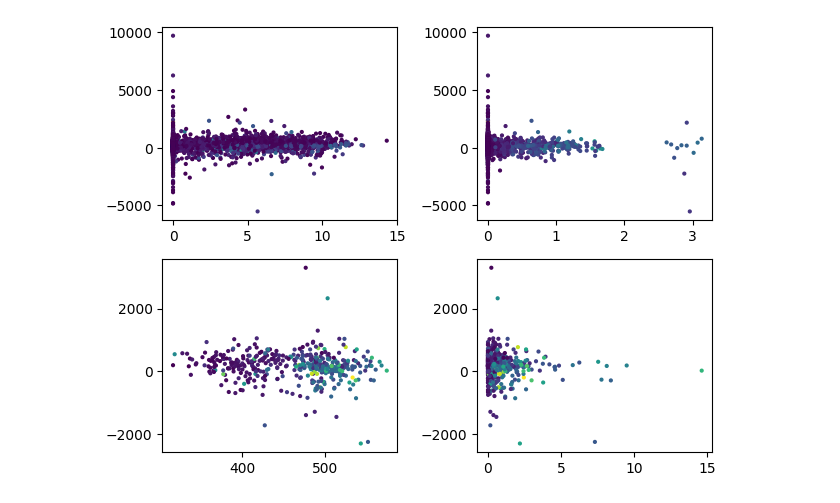
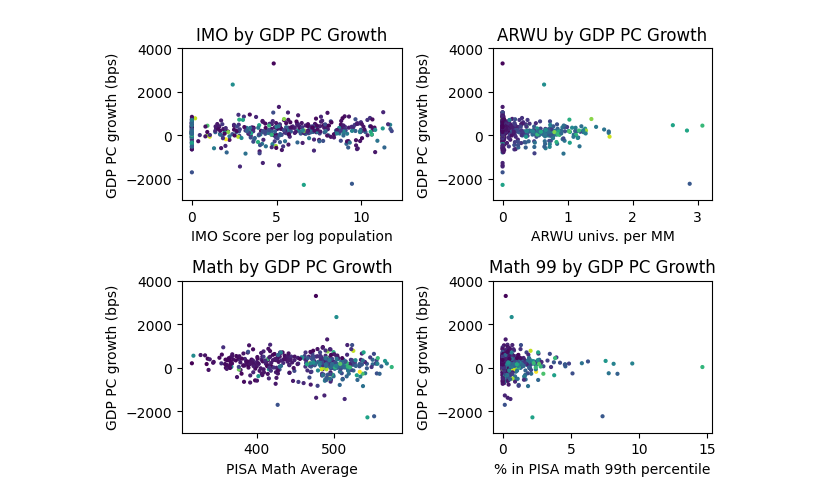
Before and after one commit to jamesxu123/econ442, a Jupyter notebook: charts/charts.ipynb, the cells around one changed output. Drawn from its saved outputs; the diff is of its cells as text; code cells hidden in the pictures.

Commit message:
only do PISA

```diff
--- a/charts/charts.ipynb
+++ b/charts/charts.ipynb
@@ -23,0 +14,5 @@ df.head()
+# %%
+df = pd.read_parquet("../data/combined-2022-included.parquet")
+df = df[df["year"].isin([2003, 2006, 2009, 2012, 2015, 2018, 2022]) & (df["math"].notnull())]
+df_synth = pd.read_parquet("../data/combined-2022-xgboost-synthetic-eiu.parquet")
+df.head()
@@ -182,10 +167,27 @@ year
 Name: arwu_ranked_num, dtype: float64
 # %%
 fig, ((bx0, bx1), (bx2, bx3)) = plt.subplots(2, 2)
+
 bx0.scatter(df["imo_total_score"], df["gdp_pc_growth"], c=df["gdp_pc"], s=4)
+bx0.set_xlabel("IMO Score per log population")
+bx0.set_title("IMO by GDP PC Growth")
+
 bx1.scatter(df["arwu_ranked_num"], df["gdp_pc_growth"], c=df["gdp_pc"], s=4)
+bx1.set_xlabel("ARWU univs. per MM")
+bx1.set_title("ARWU by GDP PC Growth")
+
 bx2.scatter(df["math"], df["gdp_pc_growth"], c=df["gdp_pc"], s=4)
+bx2.set_xlabel("PISA Math Average")
+bx2.set_title("Math by GDP PC Growth")
+
 bx3.scatter(df["in_math99"], df["gdp_pc_growth"], c=df["gdp_pc"], s=4)
+bx3.set_xlabel("% in PISA math 99th percentile")
+bx3.set_title("Math 99 by GDP PC Growth")
+
+for bx in (bx0, bx1, bx2, bx3):
+    bx.set_ylabel("GDP PC growth (bps)")
+    bx.set_ylim((-3000, 4000))
 fig.tight_layout()
+fig.savefig("relationships.png", dpi=400)
 # %% [output]
-[figure, old version]
+[figure, new version]
```
Also changed, not shown: parts of 15 cells of this notebook, 12 other files.
